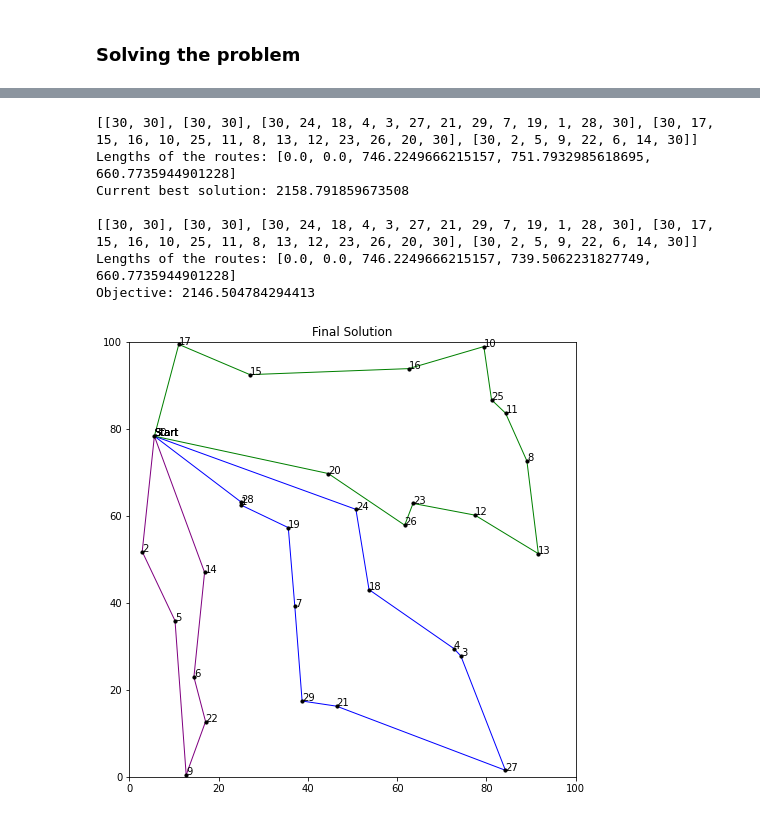
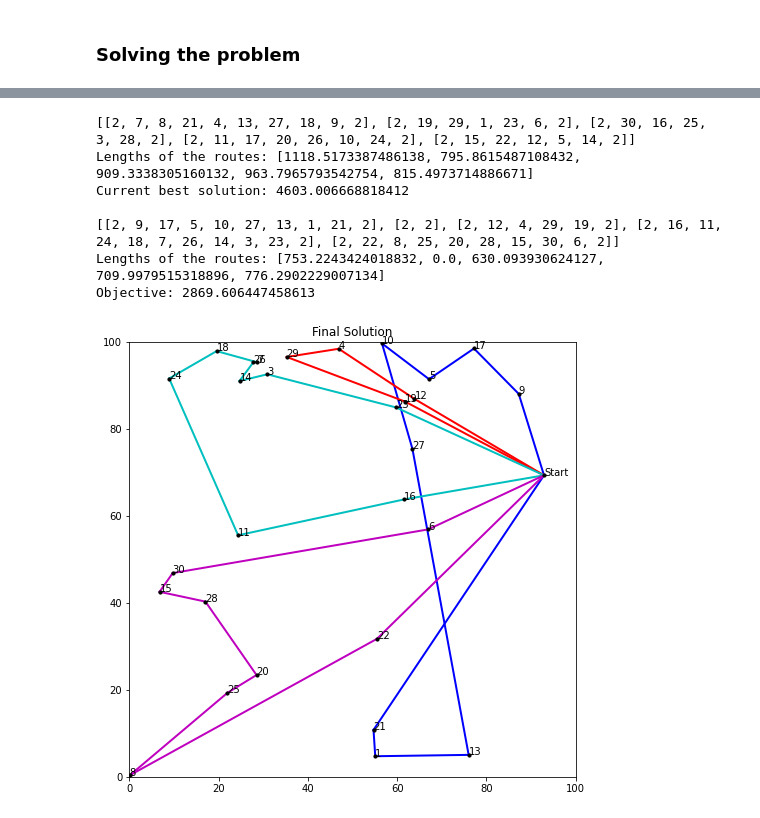
Before and after one commit to cschweimer/TravellingSalesmanProblem, a Jupyter notebook: Roundtrip - load and maximise locations.ipynb, the cells around one changed output, grey strips where cells are left out. Cells and saved outputs as stored; diff of their text form; code cells hidden in the pictures.

```diff
--- a/Roundtrip - load and maximise locations.ipynb
+++ b/Roundtrip - load and maximise locations.ipynb
@@ -74,12 +82,26 @@ unused_locations = copy.deepcopy(locations)
 res = []
 LOAD = [0] * SALESMEN
 
+START_LOCATIONS = []
+
 start_location = random.sample(locations_copy, k=1)[0]
 locations_copy.remove(start_location)
 unused_locations.remove(start_location)
 
+START_LOCATIONS.append(start_location)
+
 for i in range(SALESMEN):
     res.append([start_location,start_location])
+# %%
+names = []
+
+for i in range(df.shape[0]):
+    if df['ID'].iloc[i] in START_LOCATIONS:
+        names.append('Start')
+    else:
+        names.append(i+1)
+
+df['NAME'] = names
 # %%
 # Create random intial route
 for i in range(len(locations_copy)):
@@ -107,16 +129,13 @@ plt.figure(figsize=(8,8))
 plt.scatter(df['X'], df['Y'], c='black', zorder=2000, s=10)
 
 for i in range(numPoints):
-    plt.annotate(text = df['ID'].iloc[i], xy = (df['X'].iloc[i], df['Y'].iloc[i]))
-
-for i in range(SALESMEN):
-    plt.annotate(text = 'Start', xy = (df[df['ID'] == res[i][0]].iloc[0]['X'], df[df['ID'] == res[i][0]].iloc[0]['Y']))
+    plt.annotate(text = df['NAME'].iloc[i], xy = (df['X'].iloc[i], df['Y'].iloc[i]))
 
 for k in range(len(res)):
     for i in range(len(res[k])-1):
         plt.plot((df['X'].iloc[res[k][i]-1],df['X'].iloc[res[k][i+1]-1]),
                  (df['Y'].iloc[res[k][i]-1],df['Y'].iloc[res[k][i+1]-1]),
-                  c=color_dict[k], linewidth=1)
+                  c=color_dict[k], linewidth=2)
 
 plt.title('Initial Solution')
 plt.xlim(0,100)
@@ -162,7 +181,7 @@ print('Lengths of the routes:', shortest_route)
 print('Current best solution:', objective)
 print()
 
-for tries in range(100000):
+for tries in range(10000):
 
     # maximum number of locations to remove
     max_removes = int(np.round(len(locations)/2))
@@ -236,36 +255,33 @@ for i in range(len(res)):
 print('Lengths of the routes:', shortest_route)
 print('Objective:', objective)
 # %% [output]
-[[30, 30], [30, 30], [30, 24, 18, 4, 3, 27, 21, 29, 7, 19, 1, 28, 30], [30, 17, 15, 16, 10, 25, 11, 8, 13, 12, 23, 26, 20, 30], [30, 2, 5, 9, 22, 6, 14, 30]]
-Lengths of the routes: [0.0, 0.0, 746.2249666215157, 751.7932985618695, 660.7735944901228]
-Current best solution: 2158.791859673508
+[[2, 7, 8, 21, 4, 13, 27, 18, 9, 2], [2, 19, 29, 1, 23, 6, 2], [2, 30, 16, 25, 3, 28, 2], [2, 11, 17, 20, 26, 10, 24, 2], [2, 15, 22, 12, 5, 14, 2]]
+Lengths of the routes: [1118.5173387486138, 795.8615487108432, 909.3338305160132, 963.7965793542754, 815.4973714886671]
+Current best solution: 4603.006668818412
 
-[[30, 30], [30, 30], [30, 24, 18, 4, 3, 27, 21, 29, 7, 19, 1, 28, 30], [30, 17, 15, 16, 10, 25, 11, 8, 13, 12, 23, 26, 20, 30], [30, 2, 5, 9, 22, 6, 14, 30]]
-Lengths of the routes: [0.0, 0.0, 746.2249666215157, 739.5062231827749, 660.7735944901228]
-Objective: 2146.504784294413
+[[2, 9, 17, 5, 10, 27, 13, 1, 21, 2], [2, 2], [2, 12, 4, 29, 19, 2], [2, 16, 11, 24, 18, 7, 26, 14, 3, 23, 2], [2, 22, 8, 25, 20, 28, 15, 30, 6, 2]]
+Lengths of the routes: [753.2243424018832, 0.0, 630.093930624127, 709.9979515318896, 776.2902229007134]
+Objective: 2869.606447458613
 # %%
 # Final result
 plt.figure(figsize=(8,8))
 plt.scatter(df['X'], df['Y'], c='black', zorder=2000, s=10)
 
 for i in range(numPoints):
-    plt.annotate(text = df['ID'].iloc[i], xy = (df['X'].iloc[i], df['Y'].iloc[i]))
-
-for i in range(SALESMEN):
-    plt.annotate(text = 'Start', xy = (df[df['ID'] == res[i][0]].iloc[0]['X'], df[df['ID'] == res[i][0]].iloc[0]['Y']))
+    plt.annotate(text = df['NAME'].iloc[i], xy = (df['X'].iloc[i], df['Y'].iloc[i]))
 
 for k in range(len(res)):
     for i in range(len(res[k])-1):
         plt.plot((df['X'].iloc[res[k][i]-1],df['X'].iloc[res[k][i+1]-1]),
                  (df['Y'].iloc[res[k][i]-1],df['Y'].iloc[res[k][i+1]-1]),
-                  c=color_dict[k], linewidth=1)
+                  c=color_dict[k], linewidth=2)
 
 plt.title('Final Solution')
 plt.xlim(0,100)
 plt.ylim(0,100)
 plt.show()
 # %% [output]
-[figure, old version]
+[figure, new version]
 # %%
 plt.plot(history)
 plt.title('Development of the solution')
```
Also changed, not shown: parts of 6 cells of this notebook, 4 other files.
